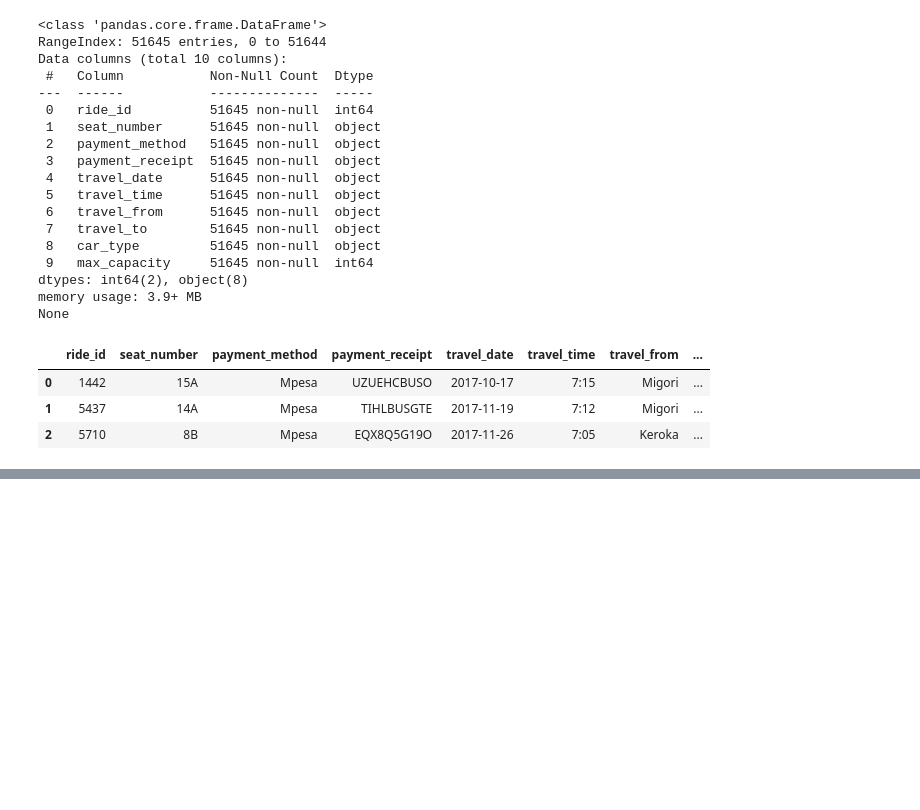
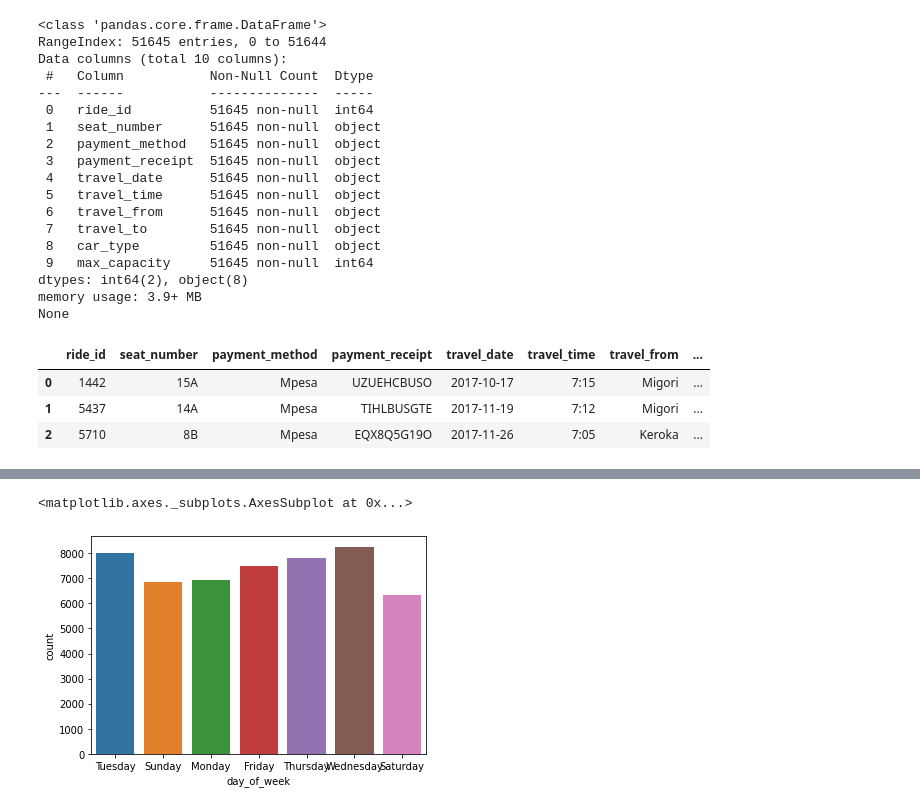
Before and after one commit to nasim78612/Demand-Prediction-for-Public-Transport-, a Jupyter notebook: Vanshika_Raj_Demand_Prediction_for_Public_Transport_Capstone_Project.ipynb, the cells around one changed output, grey strips where cells are left out. Drawn from its saved outputs; the diff is of its cells as text; code cells hidden in the pictures; blank space fills up the shorter version.

```diff
--- a/Vanshika_Raj_Demand_Prediction_for_Public_Transport_Capstone_Project.ipynb
+++ b/Vanshika_Raj_Demand_Prediction_for_Public_Transport_Capstone_Project.ipynb
@@ -126,0 +154,5 @@ sns.heatmap(Transport_df.corr().abs(),  annot=True)
+# %%
+sns.countplot(x=Transport_df['day_of_week'])
+# %% [output]
+<matplotlib.axes._subplots.AxesSubplot at 0x...>
+[figure, added]
```
Also changed, not shown: parts of 12 cells of this notebook.
